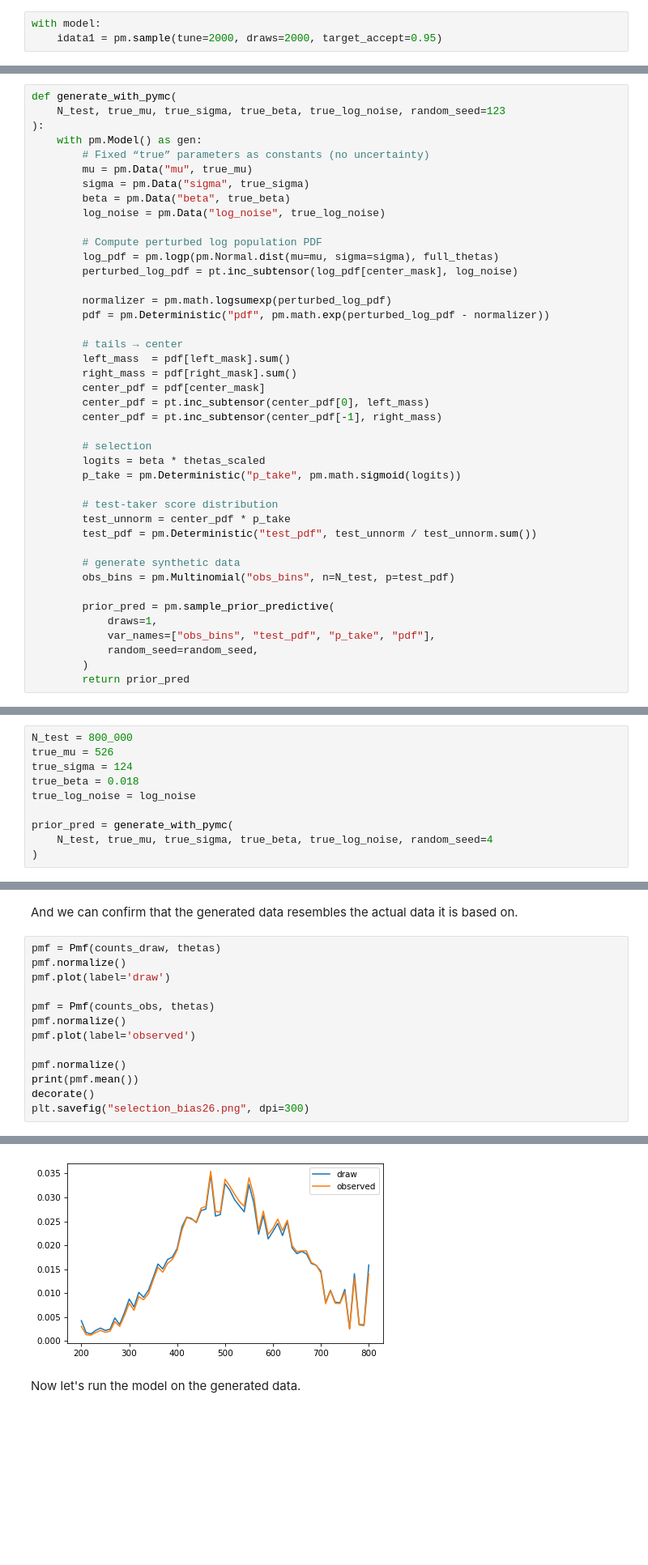
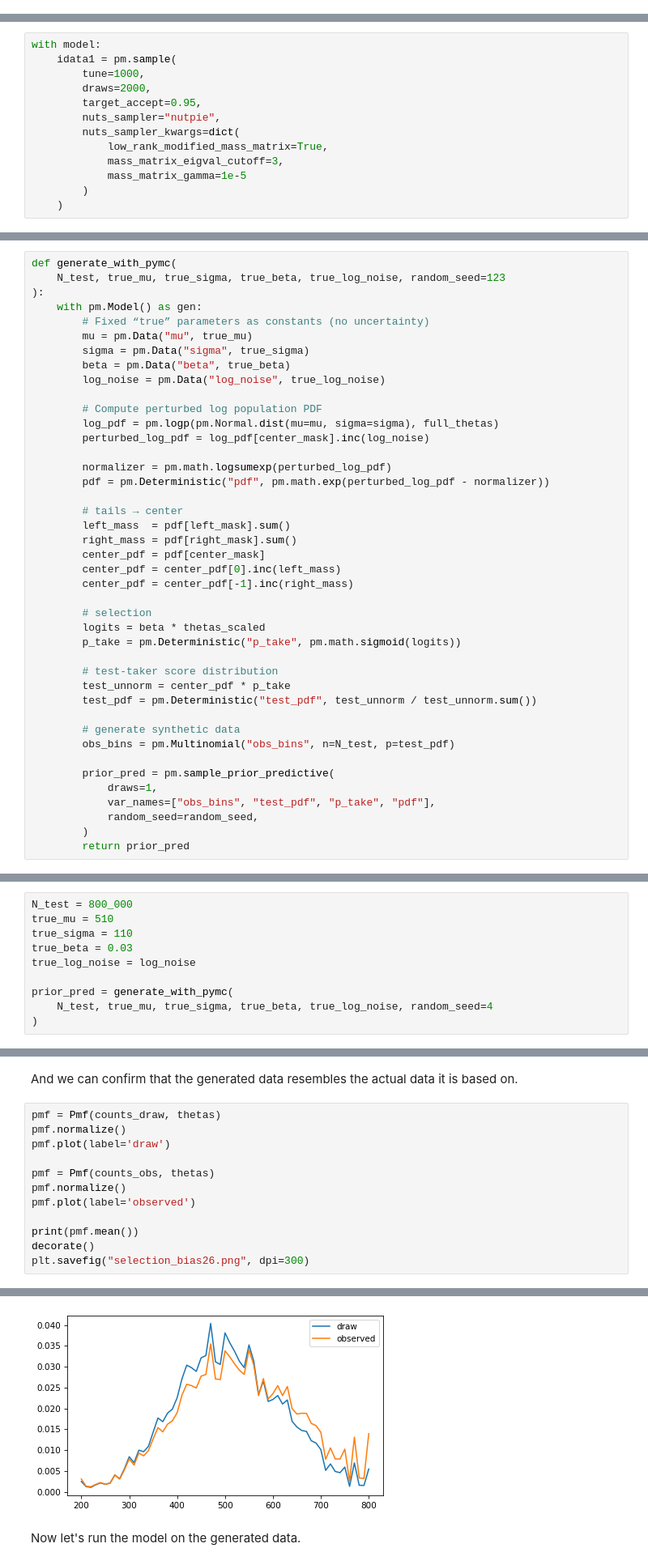
Before and after one commit to AllenDowney/SelectionSAT, a Jupyter notebook: selection_bias3.ipynb, the cells around one changed output, grey strips where cells are left out. Shown at 81% size. Drawn from its saved outputs; the diff is of its cells as text; blank space fills up the shorter version.

Commit message:
Switching to nutpie

```diff
--- a/selection_bias3.ipynb
+++ b/selection_bias3.ipynb
@@ -507,5 +515,2 @@ az.plot_posterior(prior, group='prior', var_names=['beta']);
 # %% [markdown]
 And here's how we fit the model.
-# %%
-with model:
-    idata1 = pm.sample(tune=2000, draws=2000, target_accept=0.95)
@@ -519,0 +517,13 @@ The rhat statistic is larger than 1.01 for some parameters. This indicates probl
+# %%
+with model:
+    idata1 = pm.sample(
+        tune=1000,
+        draws=2000,
+        target_accept=0.95,
+        nuts_sampler="nutpie",
+        nuts_sampler_kwargs=dict(
+            low_rank_modified_mass_matrix=True,
+            mass_matrix_eigval_cutoff=3,
+            mass_matrix_gamma=1e-5
+        )
+    )
@@ -634,7 +656,7 @@ def generate_with_pymc(
 
         # Compute perturbed log population PDF
         log_pdf = pm.logp(pm.Normal.dist(mu=mu, sigma=sigma), full_thetas)
-        perturbed_log_pdf = pt.inc_subtensor(log_pdf[center_mask], log_noise)
+        perturbed_log_pdf = log_pdf[center_mask].inc(log_noise)
 
         normalizer = pm.math.logsumexp(perturbed_log_pdf)
         pdf = pm.Deterministic("pdf", pm.math.exp(perturbed_log_pdf - normalizer))
@@ -643,8 +665,8 @@ def generate_with_pymc(
         left_mass  = pdf[left_mask].sum()
         right_mass = pdf[right_mask].sum()
         center_pdf = pdf[center_mask]
-        center_pdf = pt.inc_subtensor(center_pdf[0], left_mass)
-        center_pdf = pt.inc_subtensor(center_pdf[-1], right_mass)
+        center_pdf = center_pdf[0].inc(left_mass)
+        center_pdf = center_pdf[-1].inc(right_mass)
 
         # selection
         logits = beta * thetas_scaled
@@ -667,9 +689,9 @@ def generate_with_pymc(
 As an example, we'll test it with parameters based on the previous example.
 # %%
 N_test = 800_000
-true_mu = 526
-true_sigma = 124
-true_beta = 0.018
+true_mu = 510
+true_sigma = 110
+true_beta = 0.03
 true_log_noise = log_noise
 
 prior_pred = generate_with_pymc(
@@ -693,18 +715,17 @@ And we can confirm that the generated data resembles the actual data it is based
 # %%
 pmf = Pmf(counts_draw, thetas)
 pmf.normalize()
 pmf.plot(label='draw')
 
 pmf = Pmf(counts_obs, thetas)
 pmf.normalize()
 pmf.plot(label='observed')
 
-pmf.normalize()
 print(pmf.mean())
 decorate()
 plt.savefig("selection_bias26.png", dpi=300)
 # %% [output]
 527.1939174788187
-[figure, old version]
+[figure, new version]
 # %% [markdown]
 Now let's run the model on the generated data.
```
Also changed, not shown: parts of 61 cells of this notebook, 1 other file.
